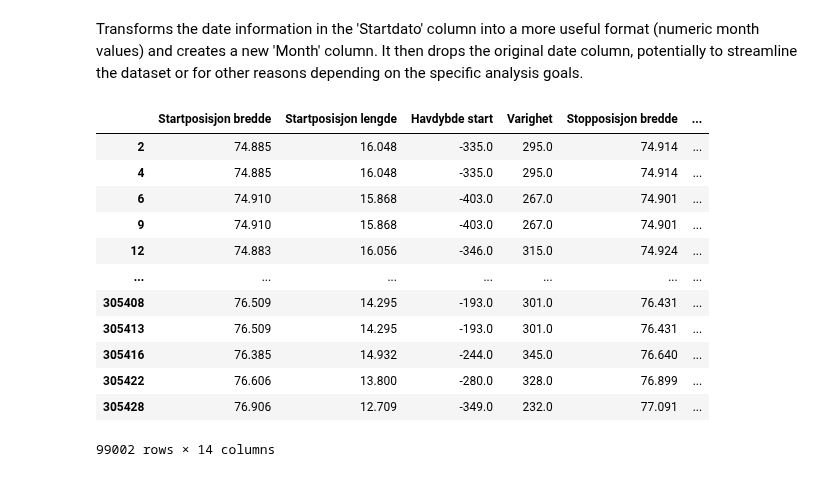
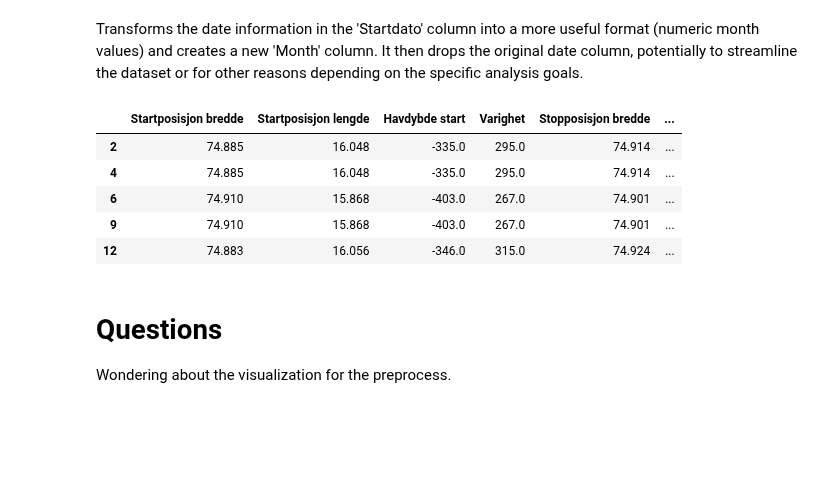
Before and after one commit to GeorgRis/Innlevering_INFO282, a Jupyter notebook: preprocess.ipynb, the cells around one changed output. Drawn from its saved outputs; the diff is of its cells as text; code cells hidden in the pictures; blank space fills up the shorter version.

```diff
--- a/preprocess.ipynb
+++ b/preprocess.ipynb
@@ -201,22 +197,20 @@ df.head()
 # %% [markdown]
 Transforms the date information in the 'Startdato' column into a more useful format (numeric month values) and creates a new 'Month' column. It then drops the original date column, potentially to streamline the dataset or for other reasons depending on the specific analysis goals.
 # %%
-#The dates are changed into values for each season so they can be used
+#The dates are changed into values for each month so they can be used
 #We are now able to use all the coloms in stead of using our defines features and adding there
 df['Startdato'] = pd.to_datetime(df['Startdato'], format='%d.%m.%Y')
 df['Month'] = df['Startdato'].dt.month
-df.drop('Startdato', axis=1)
+df = df.drop('Startdato', axis=1)
+df.head()
 # %% [output]
 |  | Startposisjon bredde | Startposisjon lengde | Havdybde start | Varighet | Stopposisjon bredde | ... |
 | 2 | 74.885 | 16.048 | -335.0 | 295.0 | 74.914 | ... |
 | 4 | 74.885 | 16.048 | -335.0 | 295.0 | 74.914 | ... |
 | 6 | 74.910 | 15.868 | -403.0 | 267.0 | 74.901 | ... |
 | 9 | 74.910 | 15.868 | -403.0 | 267.0 | 74.901 | ... |
 | 12 | 74.883 | 16.056 | -346.0 | 315.0 | 74.924 | ... |
-| ... | ... | ... | ... | ... | ... | ... |
-| 305408 | 76.509 | 14.295 | -193.0 | 301.0 | 76.431 | ... |
-| 305413 | 76.509 | 14.295 | -193.0 | 301.0 | 76.431 | ... |
-| 305416 | 76.385 | 14.932 | -244.0 | 345.0 | 76.640 | ... |
-| 305422 | 76.606 | 13.800 | -280.0 | 328.0 | 76.899 | ... |
-| 305428 | 76.906 | 12.709 | -349.0 | 232.0 | 77.091 | ... |
-99002 rows × 14 columns
+# %% [markdown]
+# Questions
+
+Wondering about the visualization for the preprocess.
```
Also changed, not shown: parts of 4 cells of this notebook, 2 other files.
